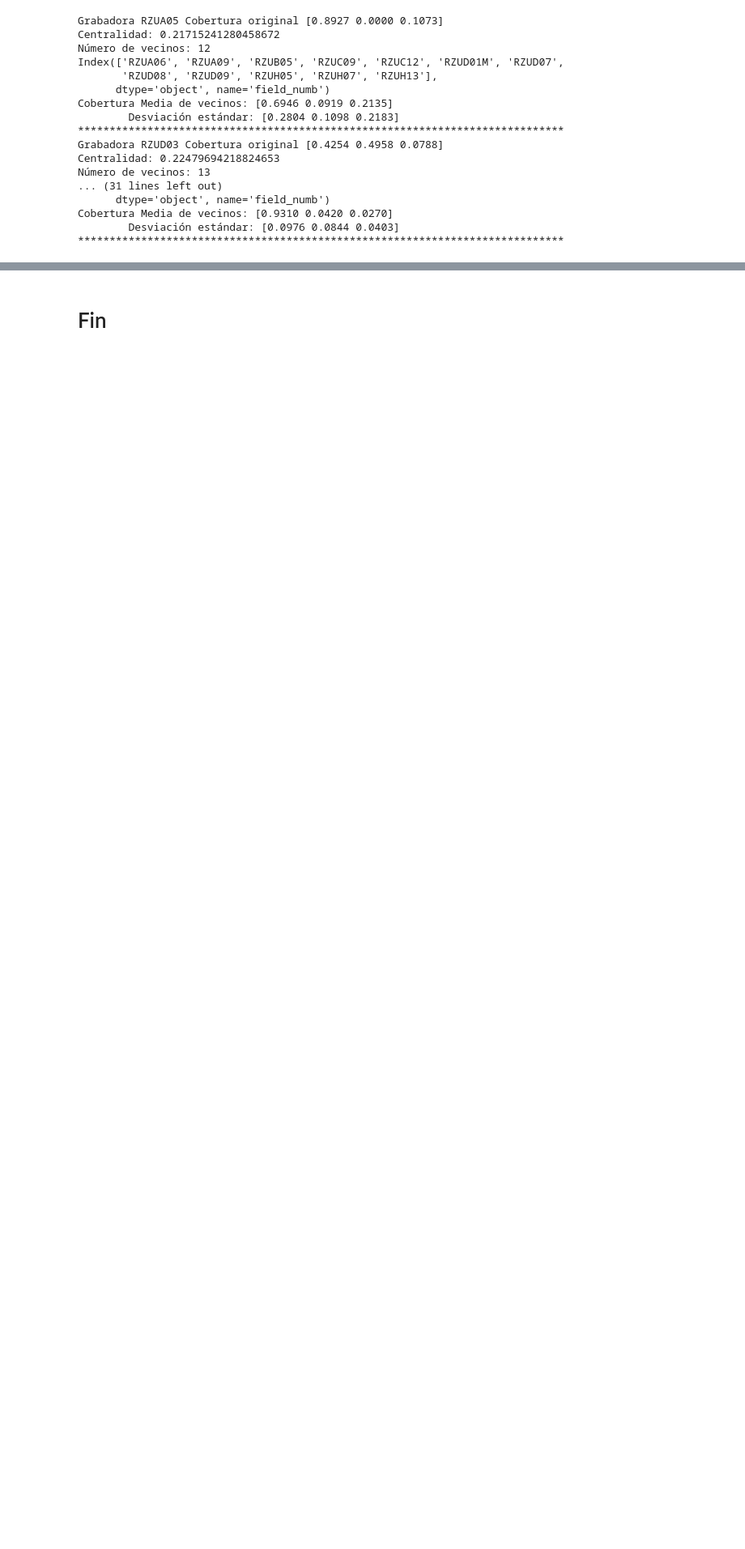
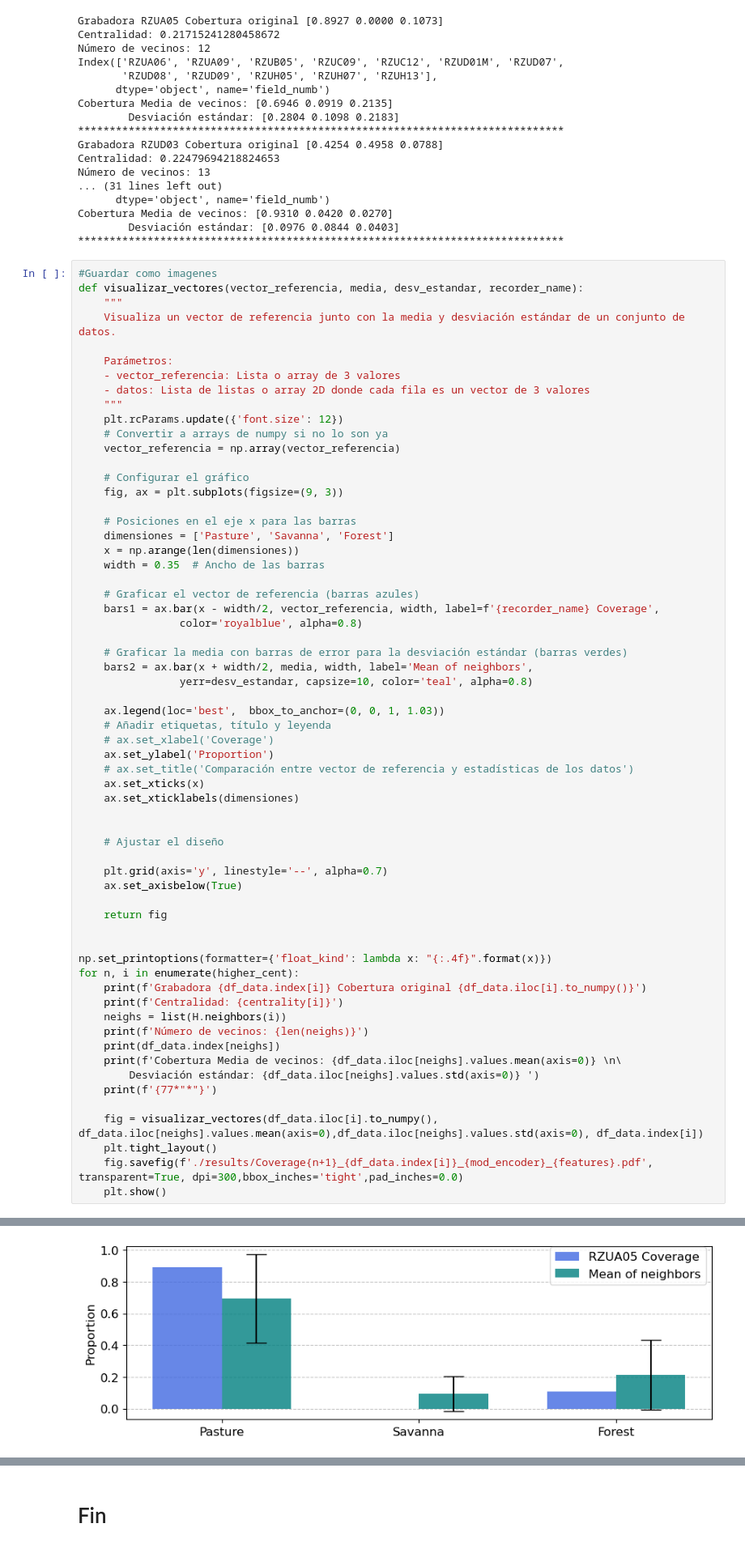
Before and after one commit to andrescastro-itm/GNN_ecoacoustic, a Jupyter notebook: GVAE_VGGish_tests.ipynb, the cells around one changed output, grey strips where cells are left out. Shown at 81% size. Drawn from its saved outputs; the diff is of its cells as text; blank space fills up the shorter version.

Commit message:
Update test notebook for VGGish to save near coverages as figures

```diff
--- a/GVAE_VGGish_tests.ipynb
+++ b/GVAE_VGGish_tests.ipynb
@@ -388,3 +388,66 @@ Número de vecinos: 13
 Cobertura Media de vecinos: [0.9310 0.0420 0.0270]
         Desviación estándar: [0.0976 0.0844 0.0403]
 *****************************************************************************
+# %%
+#Guardar como imagenes
+def visualizar_vectores(vector_referencia, media, desv_estandar, recorder_name):
+    """
+    Visualiza un vector de referencia junto con la media y desviación estándar de un conjunto de datos.
+
+    Parámetros:
+    - vector_referencia: Lista o array de 3 valores
+    - datos: Lista de listas o array 2D donde cada fila es un vector de 3 valores
+    """
+    plt.rcParams.update({'font.size': 12})
+    # Convertir a arrays de numpy si no lo son ya
+    vector_referencia = np.array(vector_referencia)
+
+    # Configurar el gráfico
+    fig, ax = plt.subplots(figsize=(9, 3))
+
+    # Posiciones en el eje x para las barras
+    dimensiones = ['Pasture', 'Savanna', 'Forest']
+    x = np.arange(len(dimensiones))
+    width = 0.35  # Ancho de las barras
+
+    # Graficar el vector de referencia (barras azules)
+    bars1 = ax.bar(x - width/2, vector_referencia, width, label=f'{recorder_name} Coverage',
+                color='royalblue', alpha=0.8)
+
+    # Graficar la media con barras de error para la desviación estándar (barras verdes)
+    bars2 = ax.bar(x + width/2, media, width, label='Mean of neighbors',
+                yerr=desv_estandar, capsize=10, color='teal', alpha=0.8)
+
+    ax.legend(loc='best',  bbox_to_anchor=(0, 0, 1, 1.03))
+    # Añadir etiquetas, título y leyenda
+    # ax.set_xlabel('Coverage')
+    ax.set_ylabel('Proportion')
+    # ax.set_title('Comparación entre vector de referencia y estadísticas de los datos')
+    ax.set_xticks(x)
+    ax.set_xticklabels(dimensiones)
+
+
+    # Ajustar el diseño
+
+    plt.grid(axis='y', linestyle='--', alpha=0.7)
+    ax.set_axisbelow(True)
+
+    return fig
+
+
+np.set_printoptions(formatter={'float_kind': lambda x: "{:.4f}".format(x)})
+for n, i in enumerate(higher_cent):
+    print(f'Grabadora {df_data.index[i]} Cobertura original {df_data.iloc[i].to_numpy()}')
+    print(f'Centralidad: {centrality[i]}')
+    neighs = list(H.neighbors(i))
+    print(f'Número de vecinos: {len(neighs)}')
+    print(df_data.index[neighs])
+    print(f'Cobertura Media de vecinos: {df_data.iloc[neighs].values.mean(axis=0)} \n\
+        Desviación estándar: {df_data.iloc[neighs].values.std(axis=0)} ')
+    print(f'{77*"*"}')
+
+    fig = visualizar_vectores(df_data.iloc[i].to_numpy(), df_data.iloc[neighs].values.mean(axis=0),df_data.iloc[neighs].values.std(axis=0), df_data.index[i])
+    plt.tight_layout()
+    fig.savefig(f'./results/Coverage{n+1}_{df_data.index[i]}_{mod_encoder}_{features}.pdf', transparent=True, dpi=300,bbox_inches='tight',pad_inches=0.0)
+    plt.show()
+# %% [output]
@@ -390,0 +463 @@ Cobertura Media de vecinos: [0.9310 0.0420 0.0270]
+[figure, added]
```
Also changed, not shown: parts of 1 cell of this notebook.
